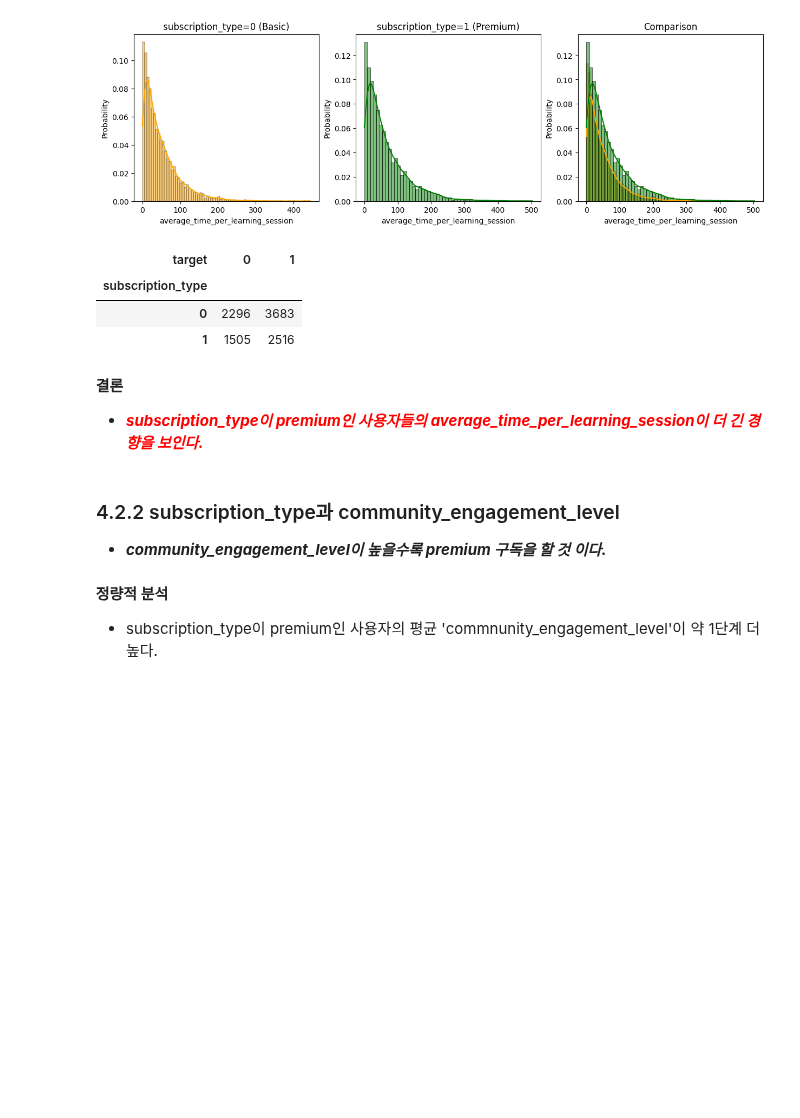
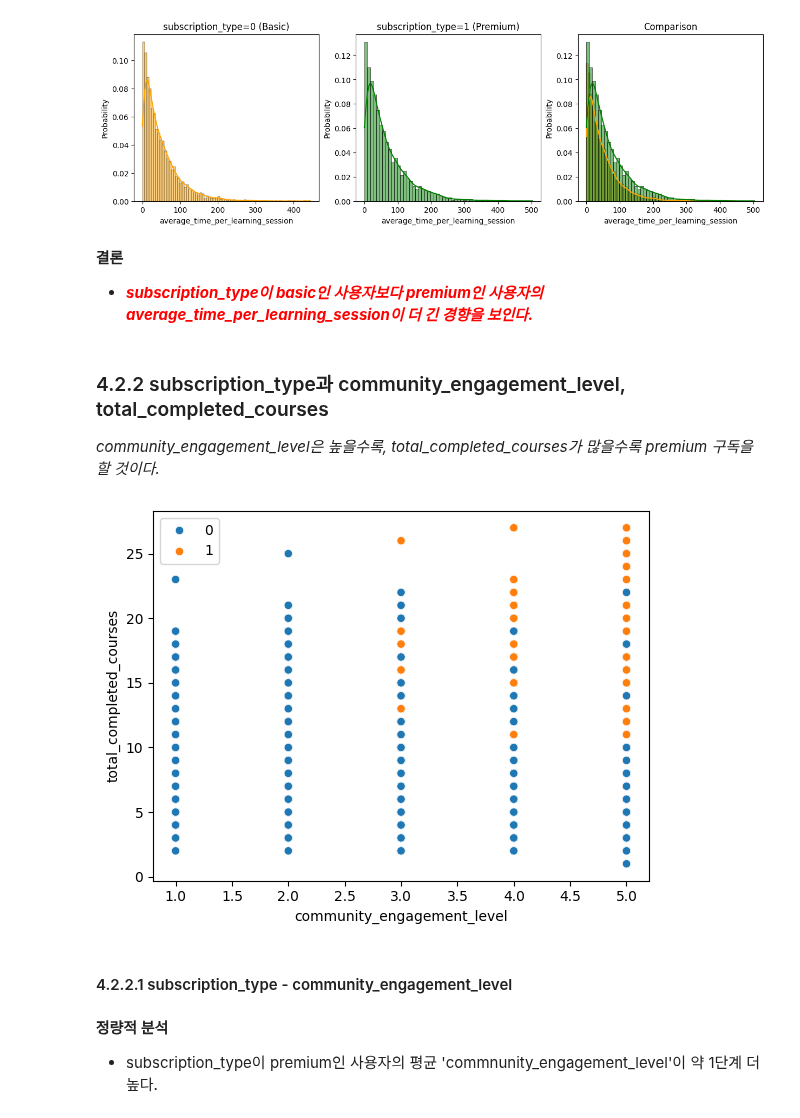
Before and after one commit to junmin98/WASSUP, a Jupyter notebook: Data_analysis/DA_Mini_Project_ljm.ipynb, the cells around one changed output. Cells and saved outputs as stored; diff of their text form; code cells hidden in the pictures; blank space fills up the shorter version.

```diff
--- a/Data_analysis/DA_Mini_Project_ljm.ipynb
+++ b/Data_analysis/DA_Mini_Project_ljm.ipynb
@@ -470,20 +436,20 @@ axes[2].set_title('Comparison')
 plt.show()
 # %% [output]
 [figure]
-# %%
-df_st_t = df_['subscription_type'].groupby([df_['subscription_type'], df_['target']]).count().unstack('target')
-df_st_t
-# %% [output]
-| target | 0 | 1 |
-| subscription_type |  |  |
-| 0 | 2296 | 3683 |
-| 1 | 1505 | 2516 |
 # %% [markdown]
 **결론**
-- ***<span style="color:red"> subscription_type이 premium인 사용자들의 average_time_per_learning_session이 더 긴 경향을 보인다. </span>***
+- ***<span style="color:red"> subscription_type이 basic인 사용자보다 premium인 사용자의 average_time_per_learning_session이 더 긴 경향을 보인다. </span>***
 # %% [markdown]
-### 4.2.2 subscription_type과 community_engagement_level
-- ***community_engagement_level이 높을수록 premium 구독을 할 것 이다.***
+### 4.2.2 subscription_type과 community_engagement_level, total_completed_courses
+*community_engagement_level은 높을수록, total_completed_courses가 많을수록 premium 구독을 할 것이다.*
+# %%
+sns.scatterplot(data=df_, x='community_engagement_level', y='total_completed_courses', hue='subscription_type')
+plt.legend(loc='upper left')
+plt.show()
+# %% [output]
+[figure, added]
+# %% [markdown]
+#### 4.2.2.1 subscription_type - community_engagement_level
 # %% [markdown]
 **정량적 분석**
 - subscription_type이 premium인 사용자의 평균 'commnunity_engagement_level'이 약 1단계 더 높다.
```
Also changed, not shown: parts of 60 cells of this notebook, 1 other file.
